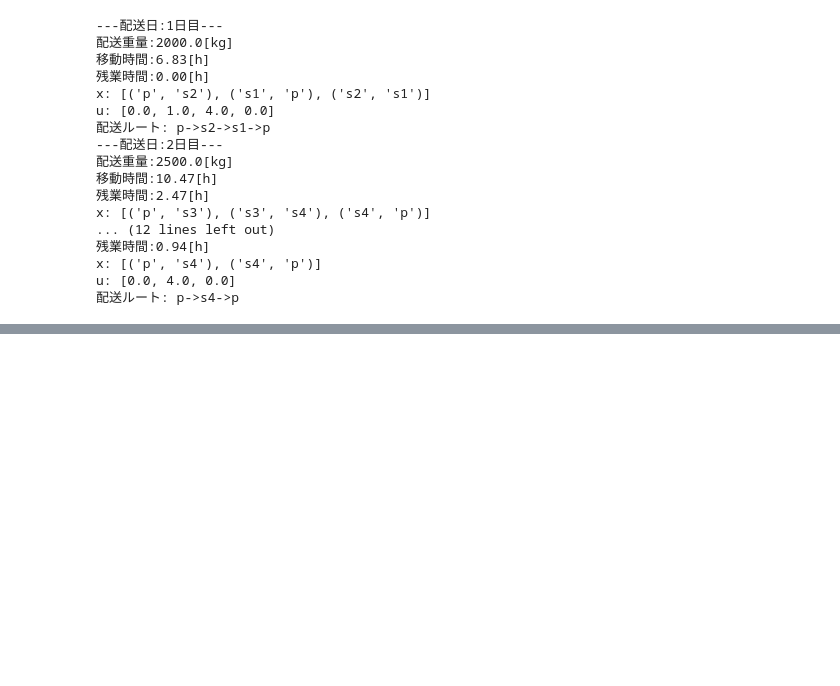
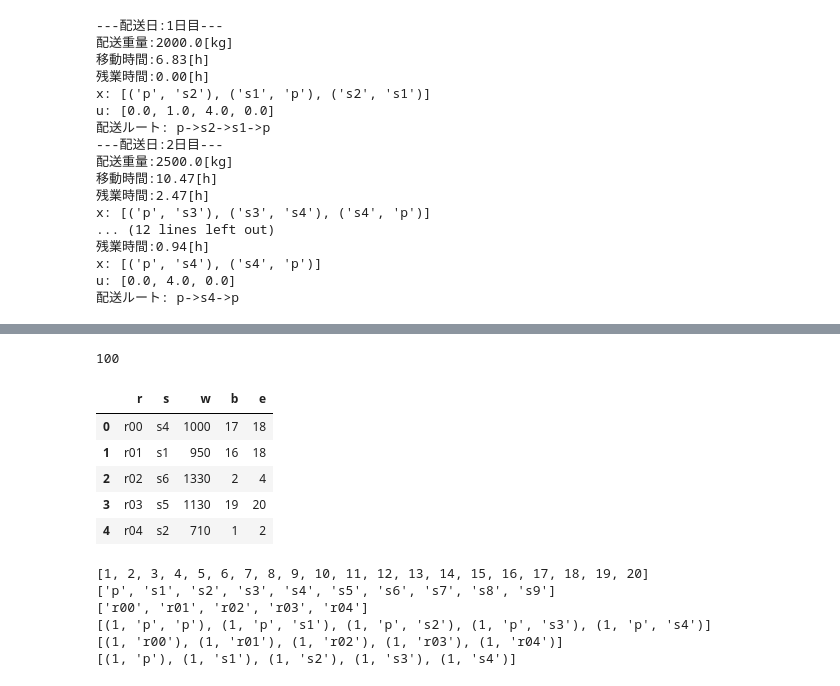
Before and after one commit to maton369/PyOptBook_Practice, a Jupyter notebook: 5_routing/main.ipynb, the cells around one changed output, grey strips where cells are left out. Saved outputs shown, nothing was run; the diff lists cells and outputs as text; code cells hidden in the pictures; blank space fills up the shorter version.

```diff
--- a/5_routing/main.ipynb
+++ b/5_routing/main.ipynb
@@ -223,0 +269,40 @@ for r in R:
+# %%
+r_df = pd.read_csv("orders.csv")
+print(len(r_df))
+r_df.head()
+# %% [output]
+100
+|  | r | s | w | b | e |
+| 0 | r00 | s4 | 1000 | 17 | 18 |
+| 1 | r01 | s1 | 950 | 16 | 18 |
+| 2 | r02 | s6 | 1330 | 2 | 4 |
+| 3 | r03 | s5 | 1130 | 19 | 20 |
+| 4 | r04 | s2 | 710 | 1 | 2 |
+# %%
+D = list(range(r_df.b.min(), r_df.e.max() + 1))
+
+p = k_df[k_df.depo_flag == 1].k.tolist()[0]
+
+S = k_df[k_df.depo_flag == 0].k.tolist()
+
+K = [p] + S
+
+R = r_df.r.tolist()
+
+DKK = [(d, k1, k2) for d in D for k1 in K for k2 in K]
+DR = [(d, r) for d in D for r in R]
+DK = [(d, k) for d in D for k in K]
+
+print(D)
+print(K)
+print(R[:5])
+print(DKK[:5])
+print(DR[:5])
+print(DK[:5])
+# %% [output]
+[1, 2, 3, 4, 5, 6, 7, 8, 9, 10, 11, 12, 13, 14, 15, 16, 17, 18, 19, 20]
+['p', 's1', 's2', 's3', 's4', 's5', 's6', 's7', 's8', 's9']
+['r00', 'r01', 'r02', 'r03', 'r04']
+[(1, 'p', 'p'), (1, 'p', 's1'), (1, 'p', 's2'), (1, 'p', 's3'), (1, 'p', 's4')]
+[(1, 'r00'), (1, 'r01'), (1, 'r02'), (1, 'r03'), (1, 'r04')]
+[(1, 'p'), (1, 's1'), (1, 's2'), (1, 's3'), (1, 's4')]
```
Also changed, not shown: parts of 10 cells of this notebook.
